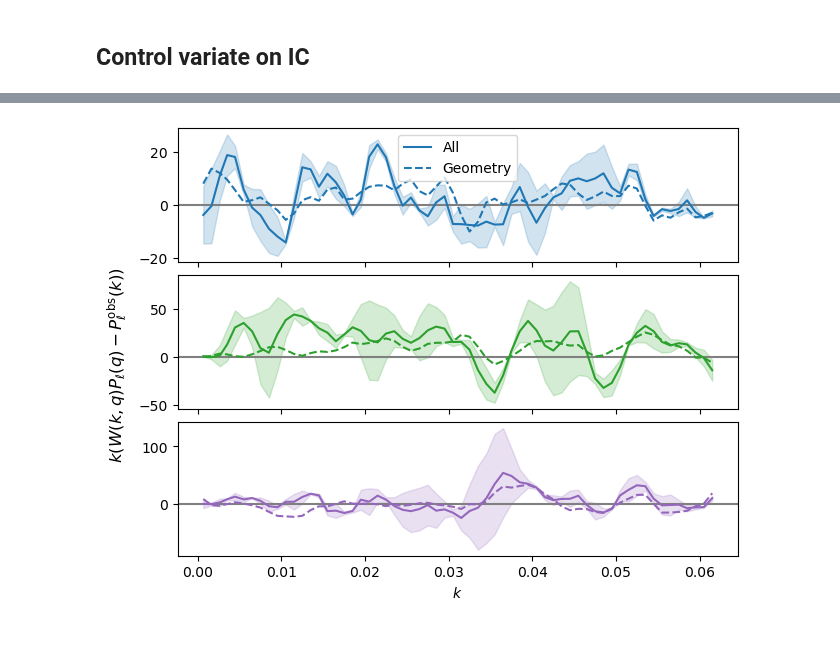
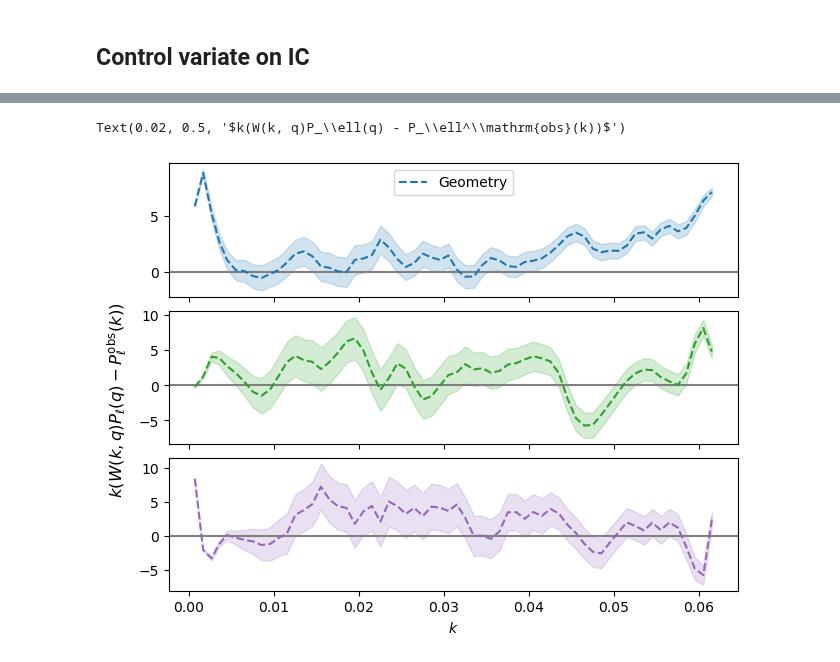
Before and after one commit to domichbt/DESI_forward_window, a Jupyter notebook: notebooks/example_window.ipynb, the cells around one changed output, grey strips where cells are left out. Saved outputs shown, nothing was run; the diff lists cells and outputs as text; code cells hidden in the pictures.

```diff
--- a/notebooks/example_window.ipynb
+++ b/notebooks/example_window.ipynb
@@ -81,7 +82,7 @@ boxcenter = 0.5 * (pos_min + pos_max)
 get_RIC_weights = get_RIC_forward_model(data_positions=positions[mask_is_data], randoms_positions=positions[mask_is_randoms], randoms_weights=stored_weights[mask_is_randoms], boxcenter=boxcenter, boxsize=boxsize, n_bins_RIC=n_bins_RIC)
 get_AIC_weights = get_AIC_foward_model(data_weights=stored_weights[mask_is_data], randoms_weights=stored_weights[mask_is_randoms], template_values=template_values, mask_is_data=mask_is_data, n_bins=n_bins_AIC)
 # %%
-mattrs = get_mesh_attrs(positions, cellsize=50.0, boxsize=8000.0, check=True)  # [8000.0, 16000.0, 8000.0], check=True)
+mattrs = get_mesh_attrs(positions, cellsize=cellsize, boxsize=boxsize, check=True)  # [8000.0, 16000.0, 8000.0], check=True)
 # Can pre-paint the randoms, since they won't move. Can't paint data.
 randoms = ParticleField(positions[~mask_is_data], weights=stored_weights[~mask_is_data], attrs=mattrs, exchange=True)
 randoms_mesh = randoms.paint(resampler="tsc", interlacing=3, compensate=True)
@@ -98,7 +99,7 @@ binner = BinMesh2SpectrumPoles(randoms.attrs, edges={"step": 0.001}, ells=(0, 2,
 
 # Precompute the FKP power spectrum norm, without accounting for future data painting
 FKP_field = FKPField(data=data, randoms=randoms)
-fkp_norm = compute_fkp2_normalization(FKP_field, bin=binner)
+fkp_norm = compute_fkp2_normalization(FKP_field, bin=binner, cellsize=10.)
 del FKP_field
 # %% [markdown]
 # Fiducial theory
@@ -156,11 +157,14 @@ for ell in [0, 2, 4]:
 # %% [markdown]
 ## Geometry analytical estimation
 # %%
-#window_geo = get_window_geometry(selection=randoms_mesh, theory_edges=theory, theory_ells=theory.ells, binner=binner, flags=(), los=LOS, pbar=True)
-#window_geo = read("window_geo_infinite.h5") # otherwise about 14 minutes
+window_geo = get_window_geometry(selection=data.sum()/randoms.sum() * randoms_mesh, # tsc
+                                     theory_edges=theory,
+                                     theory_ells=theory.ells,
+                                     binner=binner,
+                                     norm=fkp_norm, # cic
+                                     flags=(),
+                                     los=LOS,
+                                     pbar=True)
-# %%
-#window_geo.write("window_geo_noflags.h5")
-window_geo = read("window_geo_noflags.h5")
 # %% [markdown]
 ## Control variate on IC
 # %%
@@ -196,28 +200,34 @@ windowed_theory_cov = cov(windowed_theories)
 # %%
 fig, lax = plt.subplots(3, 1, layout="constrained", sharex=True)
 
 for ell in [0, 2, 4]:
     lax[ell//2].axhline(0, color="gray")
     color = f"C{ell}"
     pole_theo_all = windowed_theory_mean.get(ell)
     pole_theo_geo = window_geo.dot(theory, return_type=None, zpt=False).get(ell)
 
-    std = windowed_theory_cov.at.observable.get(ell).std()/jnp.sqrt(2)
+    std = windowed_theory_cov.at.observable.get(ell).std().real/jnp.sqrt(2)
 
     pole_all = pks_ARIC_mean.get(ell)
     pole_geo = pks_geo_mean.get(ell)
 
-    lax[ell//2].plot(pole_theo_all.coords('k'), pole_theo_all.coords('k') * (pole_theo_all.value() - pole_all.value()), color=color, ls='-', label="All")
-    lax[ell//2].fill_between(
-        pole_theo_all.coords('k'),
-        pole_theo_all.coords('k') * (pole_theo_all.value() - pole_all.value() - std),
-        pole_theo_all.coords('k') * (pole_theo_all.value() - pole_all.value() + std),
-        color=color, alpha=0.2)
+    #lax[ell//2].plot(pole_theo_all.coords('k'), pole_theo_all.coords('k')**0 * (pole_theo_all.value() - pole_all.value()), color=color, ls='-', label="All")
+    #lax[ell//2].fill_between(
+        #pole_theo_all.coords('k'),
+        #pole_theo_all.coords('k') * (pole_theo_all.value() - pole_all.value() - std),
+        #pole_theo_all.coords('k') * (pole_theo_all.value() - pole_all.value() + std),
+        #color=color, alpha=0.2)
+    std_fw_geo = pks_geo_cov.at.observable.get(ell).std().real / jnp.sqrt(nreal_fw)
     lax[ell//2].plot(pole_theo_geo.coords('k'), pole_theo_geo.coords('k') * (pole_theo_geo.value() - pole_geo.value()), color=color, ls='--', label="Geometry")
+    lax[ell//2].fill_between(pole_theo_geo.coords('k'),
+                             pole_theo_geo.coords('k') * (pole_theo_geo.value() - pole_geo.value() - std_fw_geo),
+                             pole_theo_geo.coords('k') * (pole_theo_geo.value() - pole_geo.value() + std_fw_geo),
+                             color=color, alpha=0.2)
+
 
 lax[0].legend()
 plt.xlabel("$k$")
 fig.supylabel(r"$k(W(k, q)P_\ell(q) - P_\ell^\mathrm{obs}(k))$")
-fig.savefig(f"data_size_{data_size}_seed_42.pdf")
 # %% [output]
+Text(0.02, 0.5, '$k(W(k, q)P_\\ell(q) - P_\\ell^\\mathrm{obs}(k))$')
-[figure, old version]
+[figure, new version]
```
Also changed, not shown: parts of 10 cells of this notebook, 3 other files.
